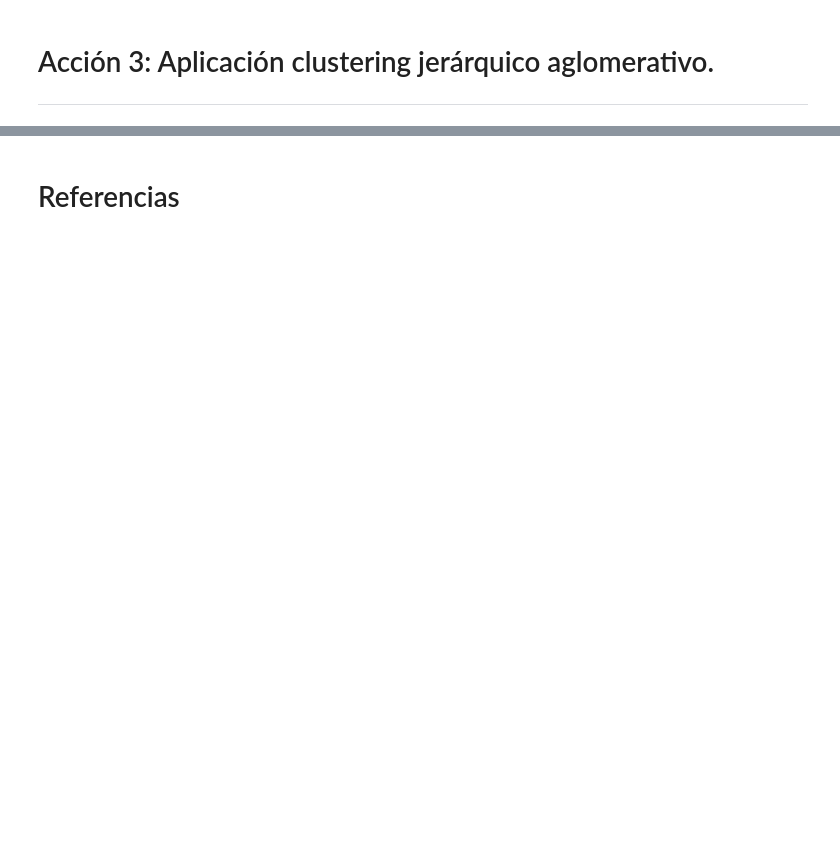
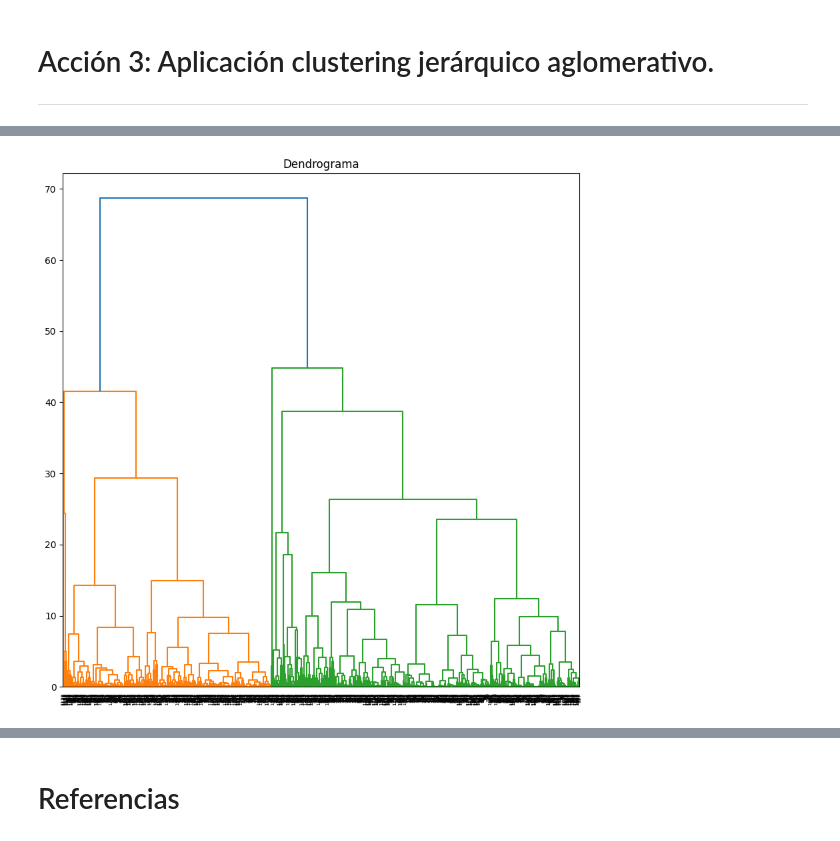
Before and after one commit to dalfonso75/fase_4, a Jupyter notebook: Fase4.ipynb, the cells around one changed output, grey strips where cells are left out. Cells and saved outputs as stored; diff of their text form; code cells hidden in the pictures; blank space fills up the shorter version.

```diff
--- a/Fase4.ipynb
+++ b/Fase4.ipynb
@@ -494,3 +516,26 @@ El método del codo y el coeficiente de silueta sugieren que 3 clusters es una e
 # Acción 3: Aplicación clustering jerárquico aglomerativo.
 
 ___
+# %%
+df_ac = df.copy()
+# %%
+from sklearn.preprocessing import StandardScaler
+
+# Variables relevantes
+selected_columns = [
+    "targeted_productivity",
+    "smv",
+    "over_time",
+    "incentive",
+    "idle_time",
+    "no_of_workers",
+    "actual_productivity",
+]
+
+data_selected = df_ac[selected_columns]
+
+# Estandarizamos los datos
+scaler = StandardScaler()
+scaled_data = scaler.fit_transform(data_selected)
+
+scaled_data
@@ -496,0 +556,11 @@ ___
+# %%
+import scipy.cluster.hierarchy as shc
+import matplotlib.pyplot as plt
+
+# Generar el dendrograma
+plt.figure(figsize=(10, 10))
+plt.title("Dendrograma")
+dend = shc.dendrogram(shc.linkage(scaled_data, method='ward'))
+plt.show()
+# %% [output]
+[figure, added]
```
Also changed, not shown: parts of 16 cells of this notebook.
